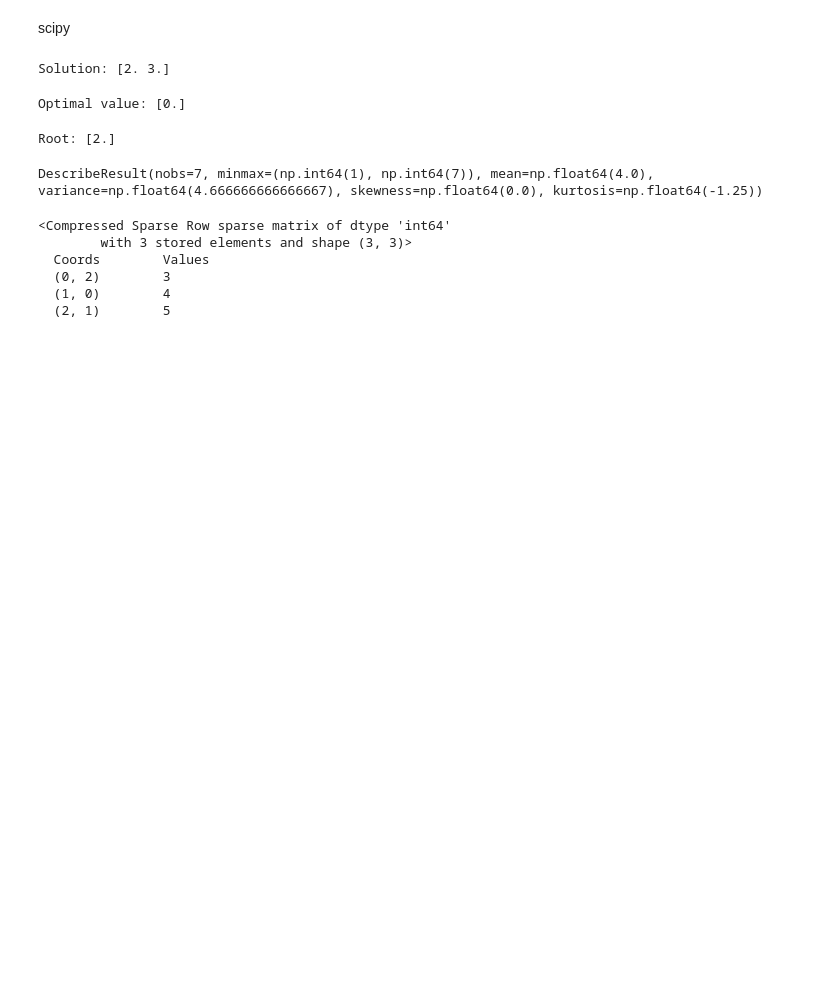
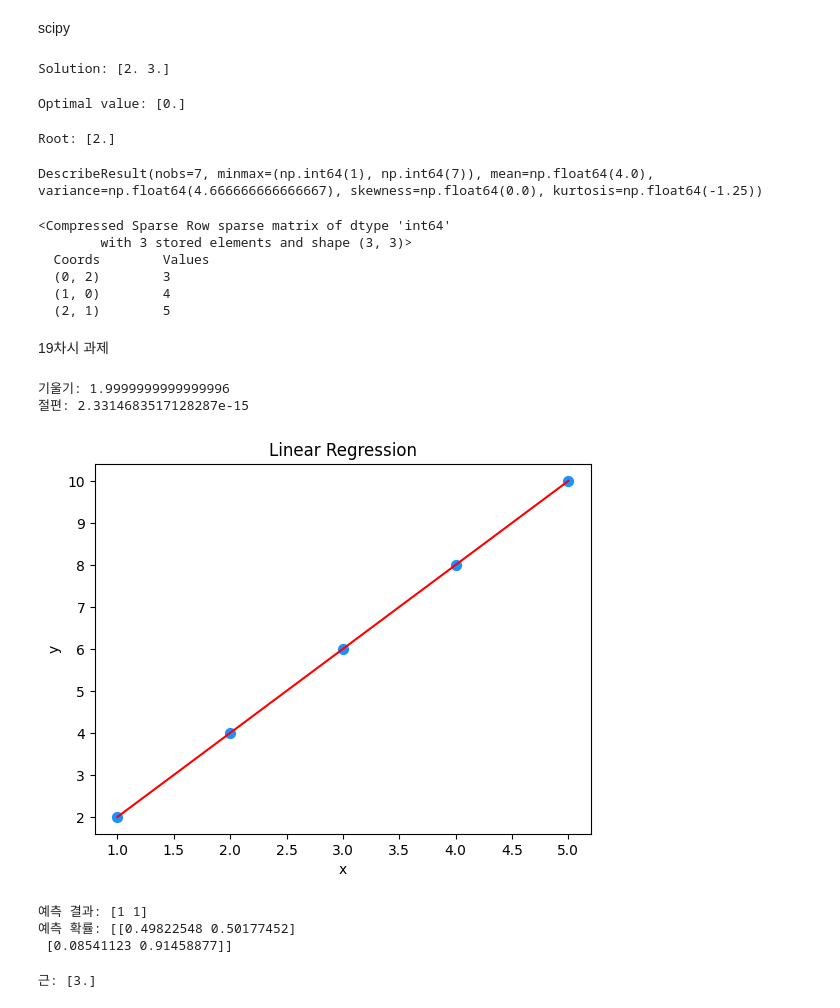
Before and after one commit to BrilliantCarrot/study_archive, a Jupyter notebook: bootcamp/python/ch18-19-20/ch19study1.ipynb, the cells around one changed output. Cells and saved outputs as stored; diff of their text form; code cells hidden in the pictures; blank space fills up the shorter version.

```diff
--- a/bootcamp/python/ch18-19-20/ch19study1.ipynb
+++ b/bootcamp/python/ch18-19-20/ch19study1.ipynb
@@ -402,3 +402,77 @@ print(sparse_matrix)
   (0, 2)        3
   (1, 0)        4
   (2, 1)        5
+# %% [markdown]
+19차시 과제
+# %%
+# 6. Statsmodels를 사용하여 단순 선형 회귀 모델을 구축하세요.
+# x 값이 [1, 2, 3, 4, 5], y 값이 [2, 4, 6, 8, 10]일 때, 선형 회귀를 적용하여 회귀 계수(기울기, 절편)를 출력하세요.
+
+import statsmodels.api as sm
+x = [1,2,3,4,5]
+y = [2,4,6,8,10]
+x_and_constant = sm.add_constant(x)
+
+model = sm.OLS(y, x_and_constant).fit()
+intercept, slope = model.params
+
+print(f"기울기: {slope}")
+print(f"절편: {intercept}")
+# %% [output]
+기울기: 1.9999999999999996
+절편: 2.3314683517128287e-15
+# %%
+import matplotlib.pyplot as plt
+
+x = [1,2,3,4,5]
+y = [2,4,6,8,10]
+x_and_constant = sm.add_constant(x)
+model = sm.OLS(y, x_and_constant).fit()
+y_pred = model.predict(x_and_constant)
+
+# 산점도 + 회귀선
+plt.scatter(x, y, color='dodgerblue', s=50) # 실제 데이터 plot
+plt.plot(x,y_pred, color='red') # 회귀선 plot
+plt.title("Linear Regression")
+plt.xlabel('x')
+plt.ylabel('y')
+plt.show()
+# %% [output]
+[figure, added]
+# %%
+# 8. Scikit-learn을 사용하여 로지스틱 회귀 모델을 학습시키세요.
+# 데이터:
+# X = [[1], [2], [3], [4], [5], [6], [7], [8], [9], [10]]
+# y = [0, 0, 0, 0, 1, 1, 1, 1, 1, 1]
+# 새로운 입력 [[4.5], [6.5]]에 대한 예측 결과를 출력하세요.
+
+from sklearn.linear_model import LogisticRegression
+
+X = [[1], [2], [3], [4], [5], [6], [7], [8], [9], [10]]
+y = [0, 0, 0, 0, 1, 1, 1, 1, 1, 1]
+
+model = LogisticRegression()
+model.fit(X,y)
+
+test_data = [[4.5],[6.5]]
+
+pred = model.predict(test_data)
+proba = model.predict_proba(test_data)
+print(f"예측 결과: {pred}")
+print(f"예측 확률: {proba}")
+# %% [output]
+예측 결과: [1 1]
+예측 확률: [[0.49822548 0.50177452]
+ [0.08541123 0.91458877]]
+# %%
+# 9. Scipy의 root 함수를 사용하여 방정식 (x−3)^2 = 0 의 근을 구하시오.
+
+from scipy.optimize import root
+
+def equation(x):
+    return (x-3)**2
+
+result = root(equation, x0=0)
+print(f"근: {result.x}")
+# %% [output]
+근: [3.]
```
Also changed, not shown: parts of 2 cells of this notebook.
